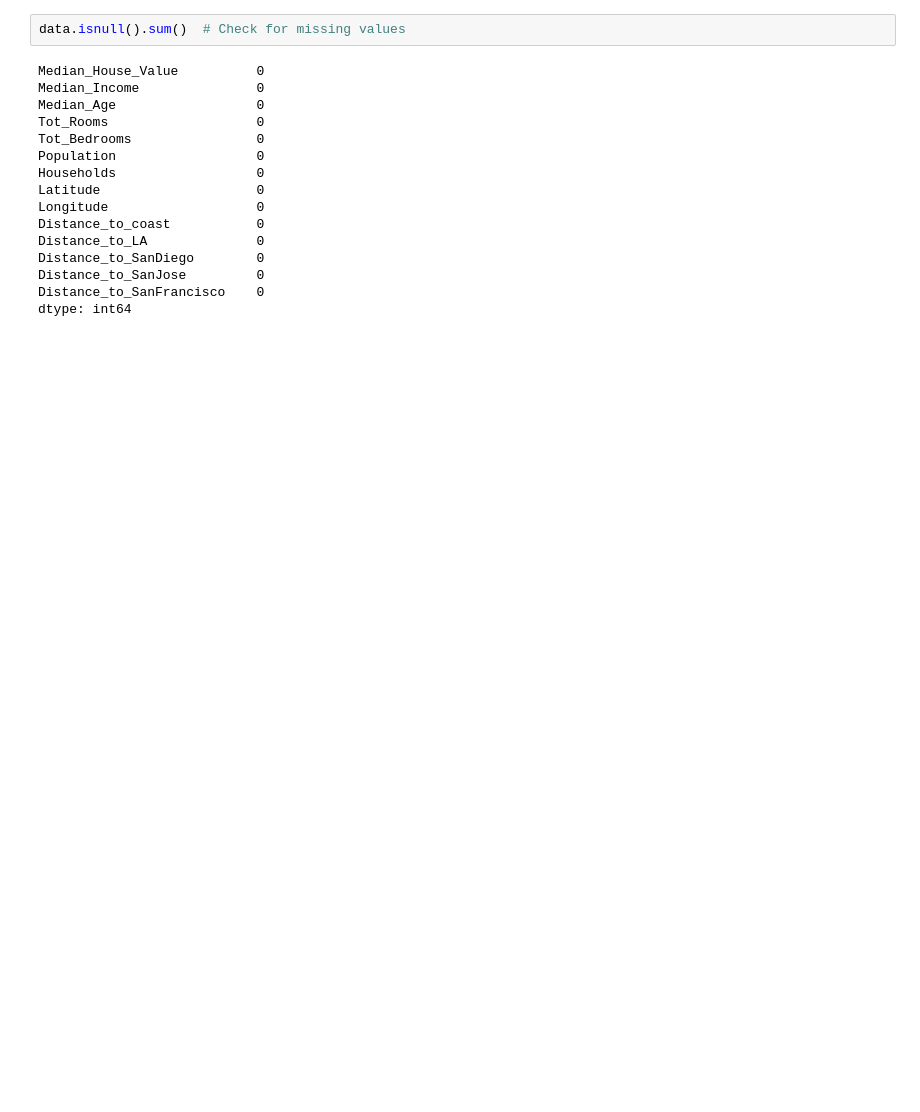
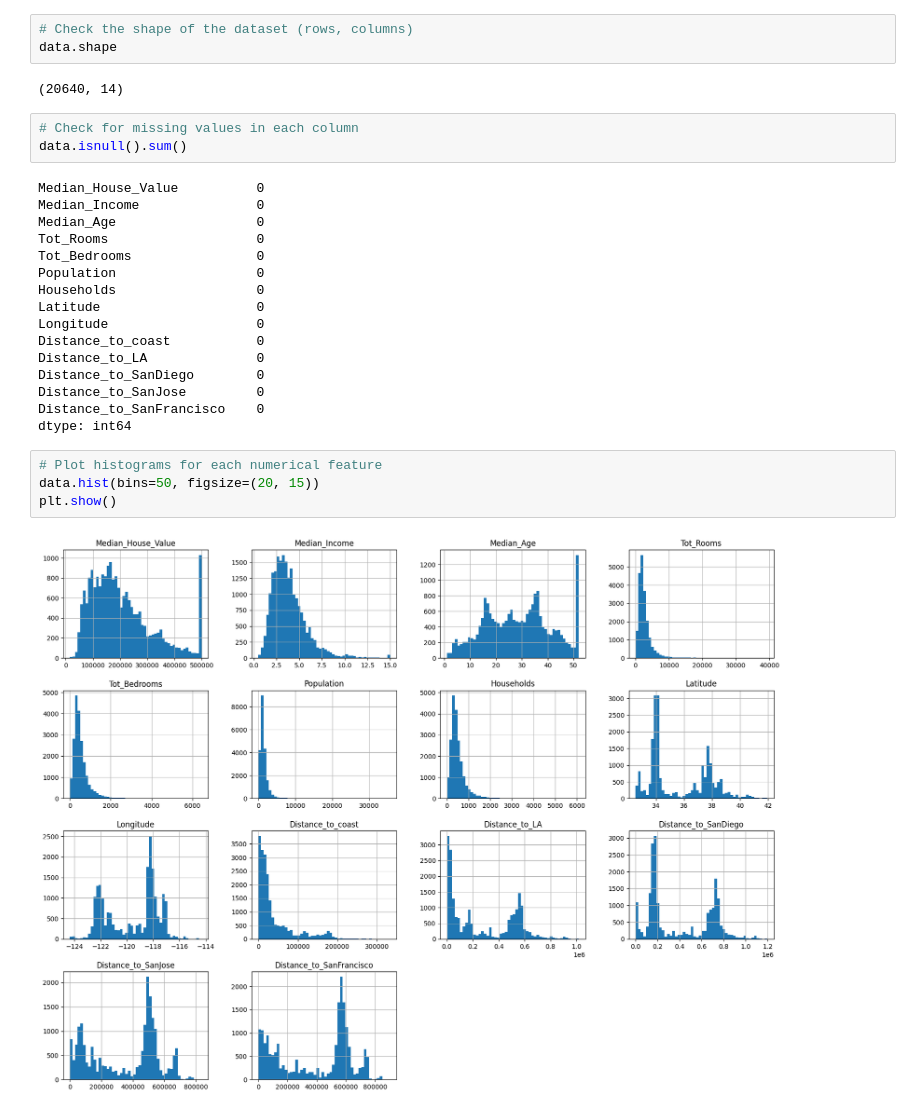
Before and after one commit to ahammadshawki8/ML-Projects, a Jupyter notebook: CALIFORNIA HOUSING/solve.ipynb, the cells around one changed output. Saved outputs shown, nothing was run; the diff lists cells and outputs as text; blank space fills up the shorter version.

```diff
--- a/CALIFORNIA HOUSING/solve.ipynb
+++ b/CALIFORNIA HOUSING/solve.ipynb
@@ -34,8 +92,14 @@ data.head(10)    # Display the first 10 rows
 | 7 | 241400.0 | 3.1200 | 52 | 3104 | 687 | 1157 | 647 | ... |
 | 8 | 226700.0 | 2.0804 | 42 | 2555 | 665 | 1206 | 595 | ... |
 | 9 | 261100.0 | 3.6912 | 52 | 3549 | 707 | 1551 | 714 | ... |
+# %%
+# Check the shape of the dataset (rows, columns)
+data.shape
+# %% [output]
+(20640, 14)
 # %%
-data.isnull().sum()  # Check for missing values
+# Check for missing values in each column
+data.isnull().sum()
 # %% [output]
 Median_House_Value          0
 Median_Income               0
@@ -52,3 +116,9 @@ Distance_to_SanDiego        0
 Distance_to_SanJose         0
 Distance_to_SanFrancisco    0
 dtype: int64
+# %%
+# Plot histograms for each numerical feature
+data.hist(bins=50, figsize=(20, 15))
+plt.show()
+# %% [output]
+[figure, added]
```
Also changed, not shown: parts of 28 cells of this notebook, 2 other files.
